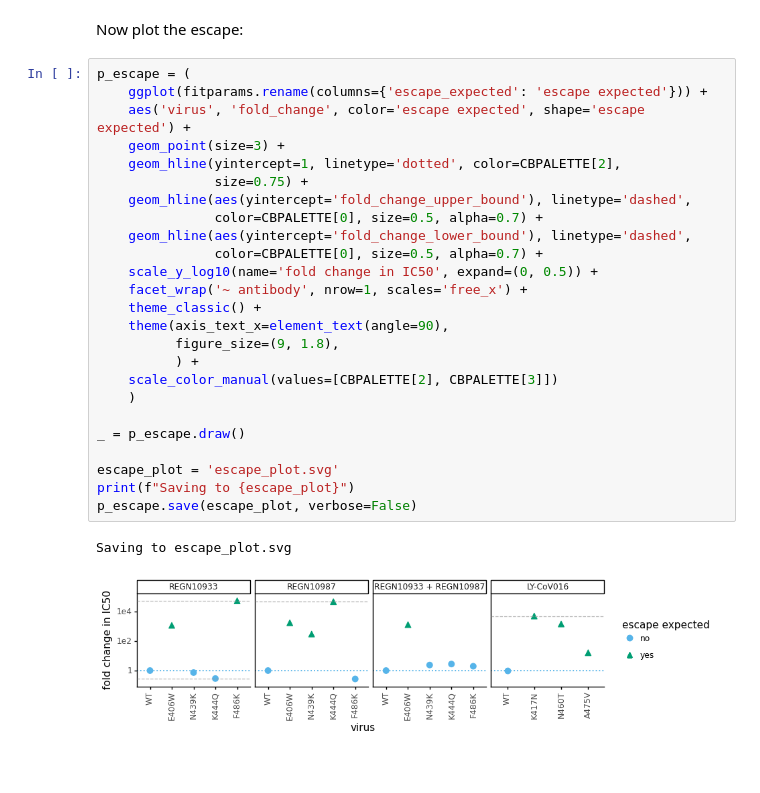
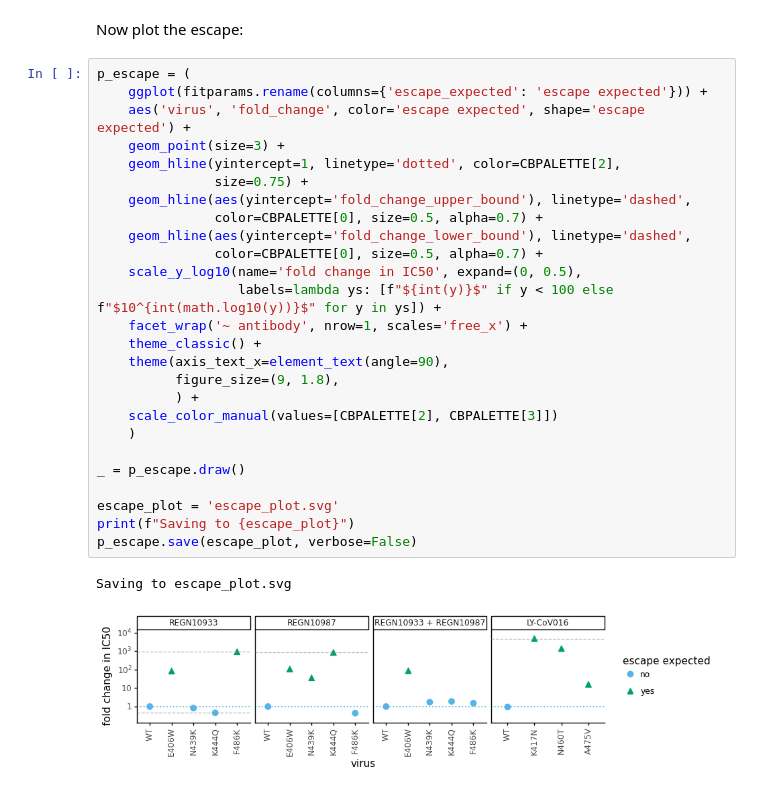
Before and after one commit to jbloomlab/SARS-CoV-2-RBD_MAP_clinical_Abs, a Jupyter notebook: exptl_neut_data/analyze_neuts.ipynb, the cells around one changed output. Cells and saved outputs as stored; diff of their text form; blank space fills up the shorter version.

```diff
--- a/exptl_neut_data/analyze_neuts.ipynb
+++ b/exptl_neut_data/analyze_neuts.ipynb
@@ -252,28 +253,29 @@ Now plot the escape:
 # %%
 p_escape = (
     ggplot(fitparams.rename(columns={'escape_expected': 'escape expected'})) +
     aes('virus', 'fold_change', color='escape expected', shape='escape expected') +
     geom_point(size=3) +
     geom_hline(yintercept=1, linetype='dotted', color=CBPALETTE[2],
                size=0.75) +
     geom_hline(aes(yintercept='fold_change_upper_bound'), linetype='dashed',
                color=CBPALETTE[0], size=0.5, alpha=0.7) +
     geom_hline(aes(yintercept='fold_change_lower_bound'), linetype='dashed',
                color=CBPALETTE[0], size=0.5, alpha=0.7) +
-    scale_y_log10(name='fold change in IC50', expand=(0, 0.5)) +
+    scale_y_log10(name='fold change in IC50', expand=(0, 0.5),
+                  labels=lambda ys: [f"${int(y)}$" if y < 100 else f"$10^{int(math.log10(y))}$" for y in ys]) +
     facet_wrap('~ antibody', nrow=1, scales='free_x') +
     theme_classic() +
     theme(axis_text_x=element_text(angle=90),
           figure_size=(9, 1.8),
           ) +
     scale_color_manual(values=[CBPALETTE[2], CBPALETTE[3]])
     )
 
 _ = p_escape.draw()
 
 escape_plot = 'escape_plot.svg'
 print(f"Saving to {escape_plot}")
 p_escape.save(escape_plot, verbose=False)
 # %% [output]
 Saving to escape_plot.svg
-[figure, old version]
+[figure, new version]
```
Also changed, not shown: parts of 4 cells of this notebook, 11 other files.
